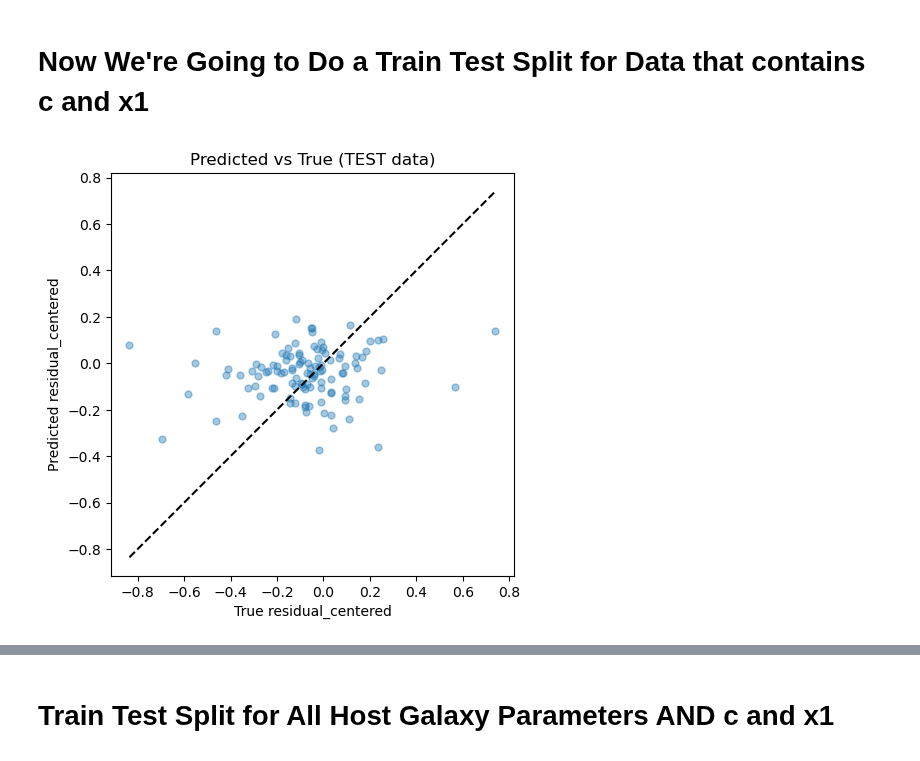
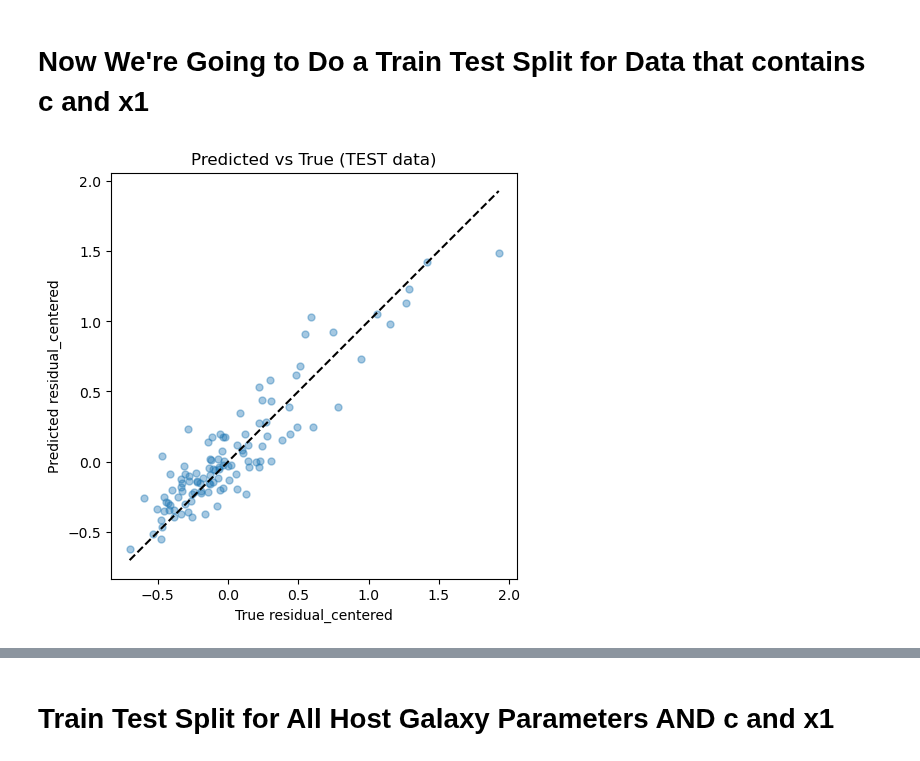
Before and after one commit to mwvgroup/myc21_first_paper, a Jupyter notebook: ZTF_DESI_ml_work/ZTF_ml_random_forest_simple.ipynb, the cells around one changed output, grey strips where cells are left out. Drawn from its saved outputs; the diff is of its cells as text; code cells hidden in the pictures.

```diff
--- a/ZTF_DESI_ml_work/ZTF_ml_random_forest_simple.ipynb
+++ b/ZTF_DESI_ml_work/ZTF_ml_random_forest_simple.ipynb
@@ -323,7 +323,7 @@ from sklearn.model_selection import train_test_split
 from sklearn.ensemble import RandomForestRegressor
 
 df = pd.read_csv(
-    "ZTF_DESI_data/ZTF_snia_DESI_fastspec_hostprops_papercuts_hostcuts.csv"
+    "ZTF_DESI_data/ZTF_residuals_centered_no_x1_no_c_v2.csv"
 )
 
 # ---------------------------------------------------------
@@ -369,34 +369,34 @@ regr.fit(X_train1, y_train1)
 
 # ---------------------------------------------------------
 # 5. Predict ONLY on the TEST SET
 # ---------------------------------------------------------
 y_pred1 = regr.predict(X_test1)
 
 plt.figure(figsize=(5, 5))
 
 plt.scatter(
     y_test1,
     y_pred1,
     alpha=0.4,
     s=25
 )
 
 lims = [
     min(y_test1.min(), y_pred1.min()),
     max(y_test1.max(), y_pred1.max()),
 ]
 
 plt.plot(lims, lims, "--", color="black")  # 1:1 line
 
 plt.xlabel("True residual_centered")
 plt.ylabel("Predicted residual_centered")
 plt.title("Predicted vs True (TEST data)")
 plt.gca().set_aspect("equal", "box")
 
 plt.tight_layout()
 plt.show()
 # %% [output]
-[figure, old version]
+[figure, new version]
 # %%
 # =========================================================
 # Feature importance + fractional-error histogram (ONLY)
```
Also changed, not shown: parts of 5 cells of this notebook.
